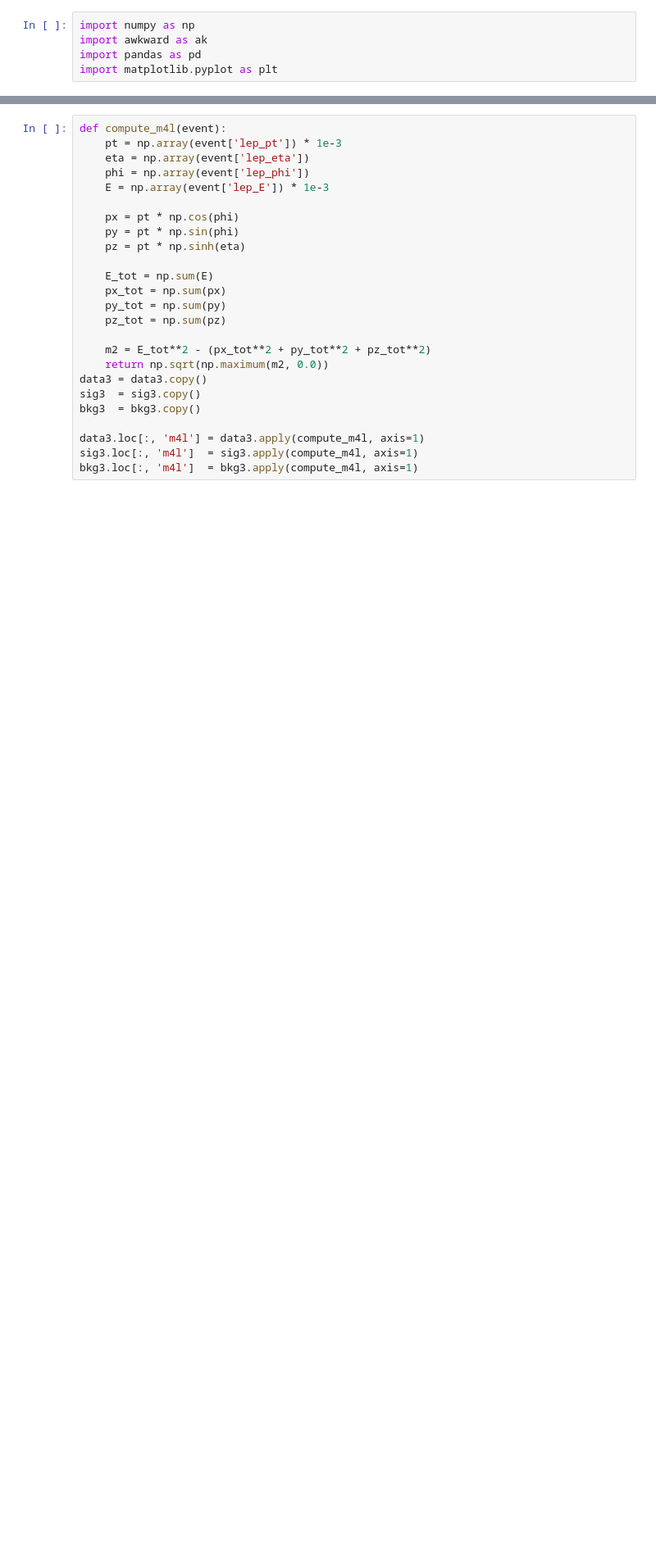
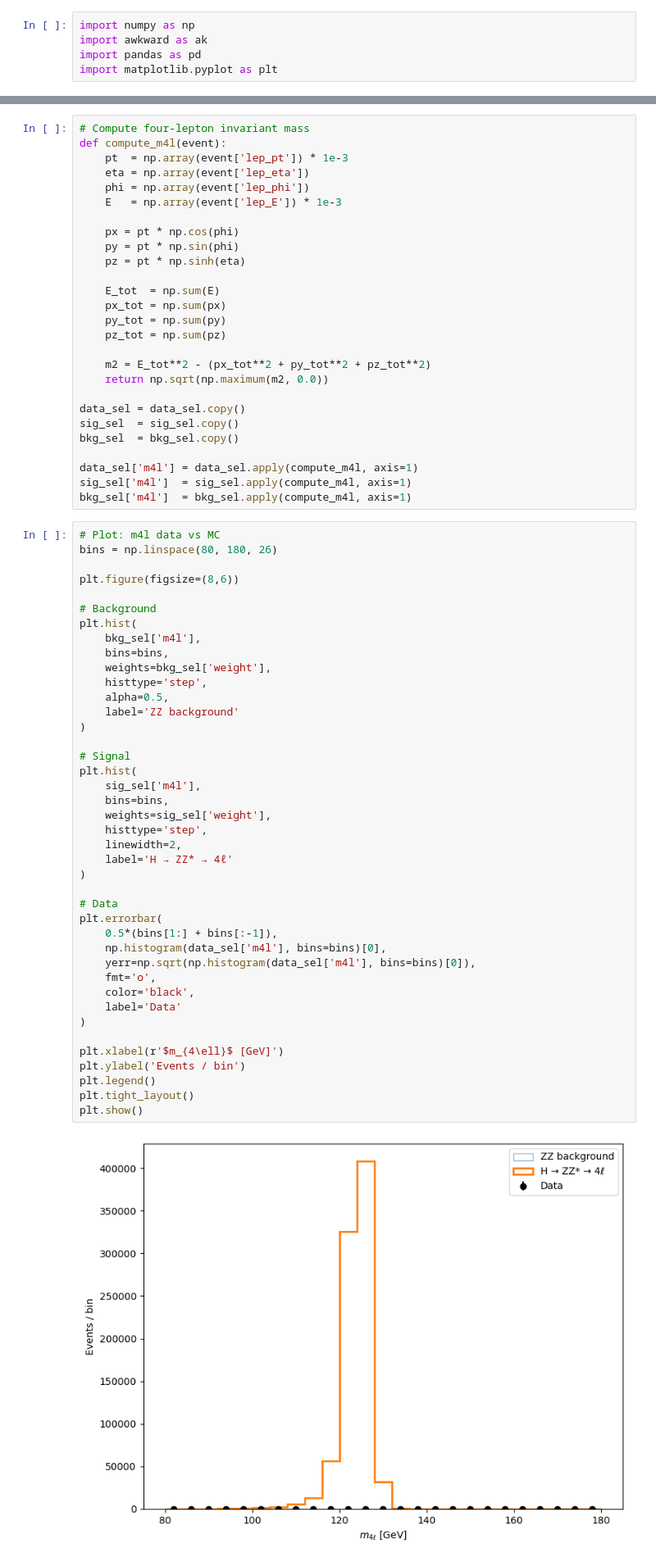
Before and after one commit to alex-call/Physics-129-Final-Project, a Jupyter notebook: Phys129_Final (1).ipynb, the cells around one changed output, grey strips where cells are left out. Shown at 82% size. Drawn from its saved outputs; the diff is of its cells as text; blank space fills up the shorter version.

```diff
--- a/Phys129_Final (1).ipynb
+++ b/Phys129_Final (1).ipynb
@@ -173,25 +216,70 @@ print(np.shape(data3))
 # %%
+# Compute four-lepton invariant mass
 def compute_m4l(event):
-    pt = np.array(event['lep_pt']) * 1e-3
+    pt  = np.array(event['lep_pt']) * 1e-3
     eta = np.array(event['lep_eta'])
     phi = np.array(event['lep_phi'])
-    E = np.array(event['lep_E']) * 1e-3
+    E   = np.array(event['lep_E']) * 1e-3
 
     px = pt * np.cos(phi)
     py = pt * np.sin(phi)
     pz = pt * np.sinh(eta)
 
-    E_tot = np.sum(E)
+    E_tot  = np.sum(E)
     px_tot = np.sum(px)
     py_tot = np.sum(py)
     pz_tot = np.sum(pz)
 
     m2 = E_tot**2 - (px_tot**2 + py_tot**2 + pz_tot**2)
     return np.sqrt(np.maximum(m2, 0.0))
-data3 = data3.copy()
-sig3  = sig3.copy()
-bkg3  = bkg3.copy()
 
-data3.loc[:, 'm4l'] = data3.apply(compute_m4l, axis=1)
-sig3.loc[:, 'm4l']  = sig3.apply(compute_m4l, axis=1)
-bkg3.loc[:, 'm4l']  = bkg3.apply(compute_m4l, axis=1)
+data_sel = data_sel.copy()
+sig_sel  = sig_sel.copy()
+bkg_sel  = bkg_sel.copy()
+
+data_sel['m4l'] = data_sel.apply(compute_m4l, axis=1)
+sig_sel['m4l']  = sig_sel.apply(compute_m4l, axis=1)
+bkg_sel['m4l']  = bkg_sel.apply(compute_m4l, axis=1)
+# %%
+# Plot: m4l data vs MC
+bins = np.linspace(80, 180, 26)
+
+plt.figure(figsize=(8,6))
+
+# Background
+plt.hist(
+    bkg_sel['m4l'],
+    bins=bins,
+    weights=bkg_sel['weight'],
+    histtype='step',
+    alpha=0.5,
+    label='ZZ background'
+)
+
+# Signal
+plt.hist(
+    sig_sel['m4l'],
+    bins=bins,
+    weights=sig_sel['weight'],
+    histtype='step',
+    linewidth=2,
+    label='H → ZZ* → 4ℓ'
+)
+
+# Data
+plt.errorbar(
+    0.5*(bins[1:] + bins[:-1]),
+    np.histogram(data_sel['m4l'], bins=bins)[0],
+    yerr=np.sqrt(np.histogram(data_sel['m4l'], bins=bins)[0]),
+    fmt='o',
+    color='black',
+    label='Data'
+)
+
+plt.xlabel(r'$m_{4\ell}$ [GeV]')
+plt.ylabel('Events / bin')
+plt.legend()
+plt.tight_layout()
+plt.show()
+# %% [output]
+[figure, added]
```
Also changed, not shown: parts of 28 cells of this notebook.
